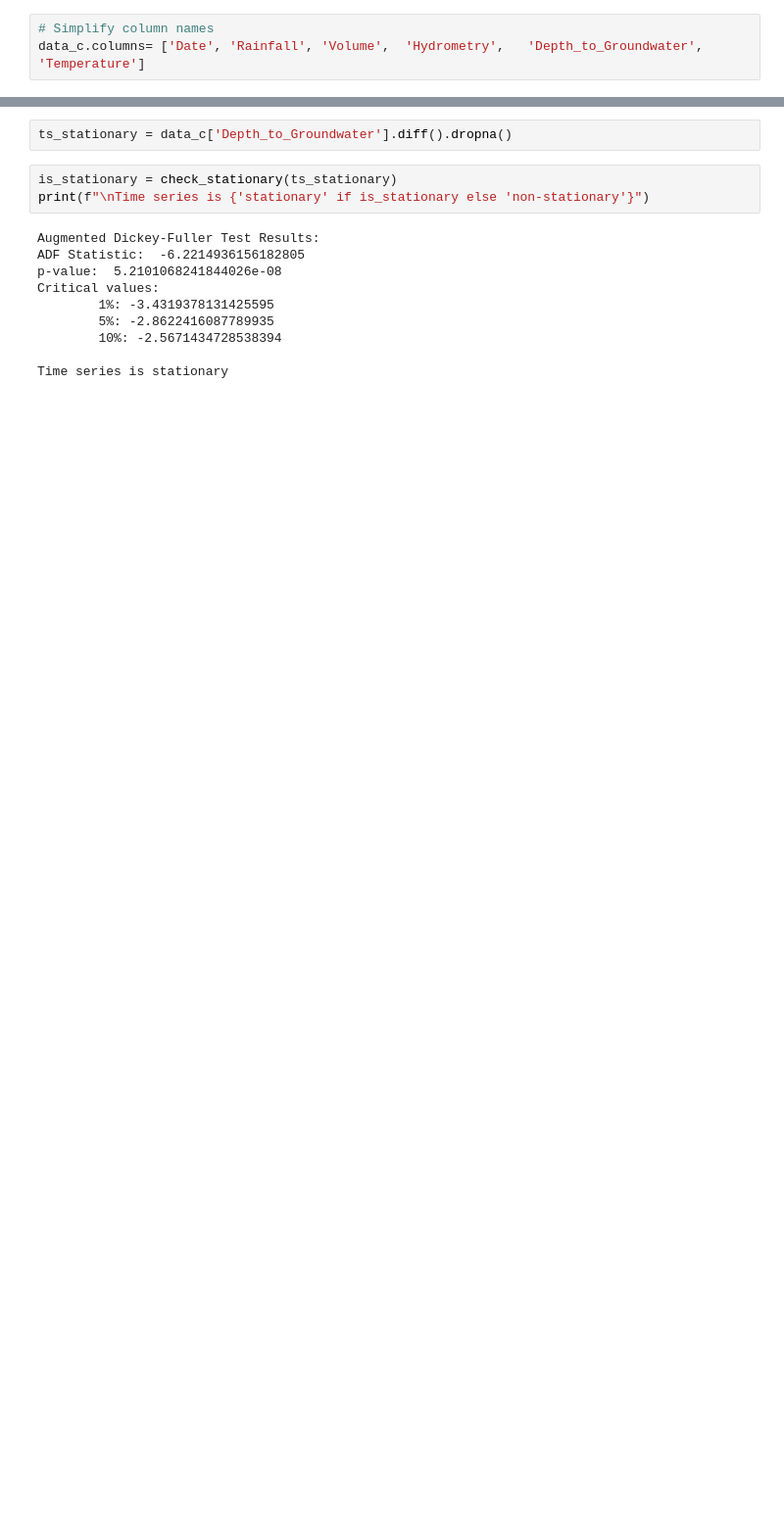
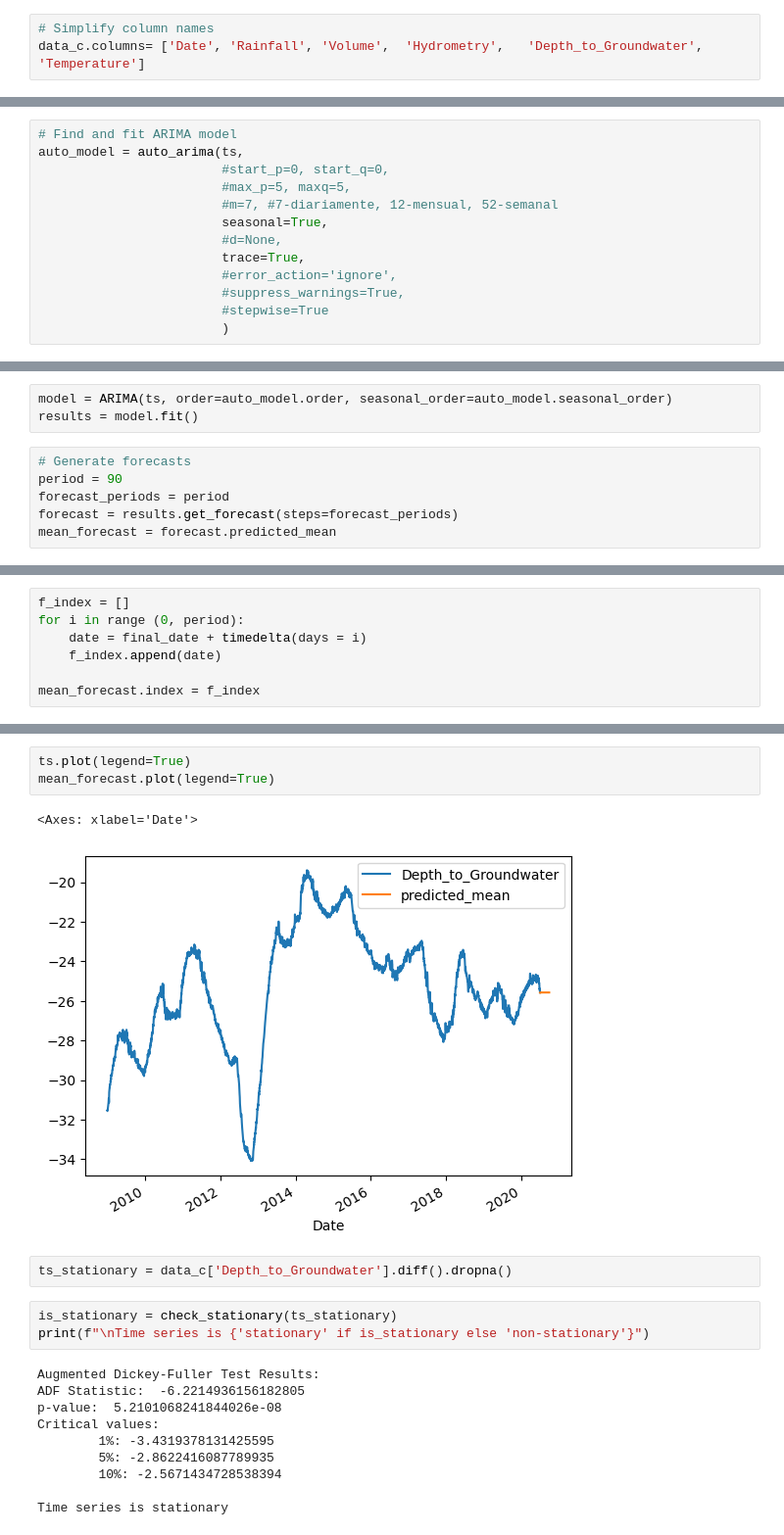
Before and after one commit to 4GeeksAcademy/remelop_Time_Series_Project, a Jupyter notebook: src/Time_Series_Project.ipynb, the cells around one changed output, grey strips where cells are left out. Shown at 98% size. Saved outputs shown, nothing was run; the diff lists cells and outputs as text; blank space fills up the shorter version.

```diff
--- a/src/Time_Series_Project.ipynb
+++ b/src/Time_Series_Project.ipynb
@@ -153,3 +155,16 @@ Critical values:
         10%: -2.5671434728538394
 
 Time series is non-stationary
+# %%
+# Find and fit ARIMA model
+auto_model = auto_arima(ts,
+                        #start_p=0, start_q=0,
+                        #max_p=5, maxq=5,
+                        #m=7, #7-diariamente, 12-mensual, 52-semanal
+                        seasonal=True,
+                        #d=None,
+                        trace=True,
+                        #error_action='ignore',
+                        #suppress_warnings=True,
+                        #stepwise=True
+                        )
@@ -155,0 +192,9 @@ Time series is non-stationary
+# %%
+model = ARIMA(ts, order=auto_model.order, seasonal_order=auto_model.seasonal_order)
+results = model.fit()
+# %%
+# Generate forecasts
+period = 90
+forecast_periods = period
+forecast = results.get_forecast(steps=forecast_periods)
+mean_forecast = forecast.predicted_mean
@@ -155,0 +203,7 @@ Time series is non-stationary
+# %%
+f_index = []
+for i in range (0, period):
+    date = final_date + timedelta(days = i)
+    f_index.append(date)
+
+mean_forecast.index = f_index
@@ -156,3 +225,9 @@ Time series is non-stationary
+# %%
+ts.plot(legend=True)
+mean_forecast.plot(legend=True)
+# %% [output]
+<Axes: xlabel='Date'>
+[figure, added]
 # %%
 ts_stationary = data_c['Depth_to_Groundwater'].diff().dropna()
 # %%
```
Also changed, not shown: parts of 17 cells of this notebook.
